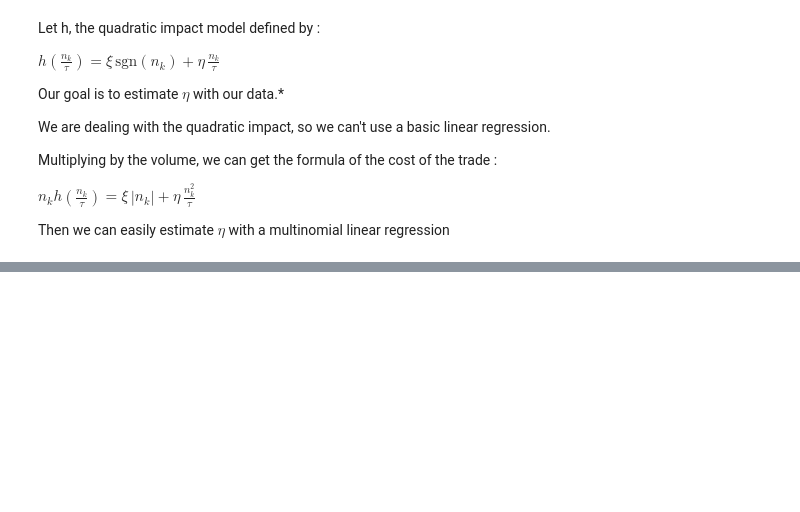
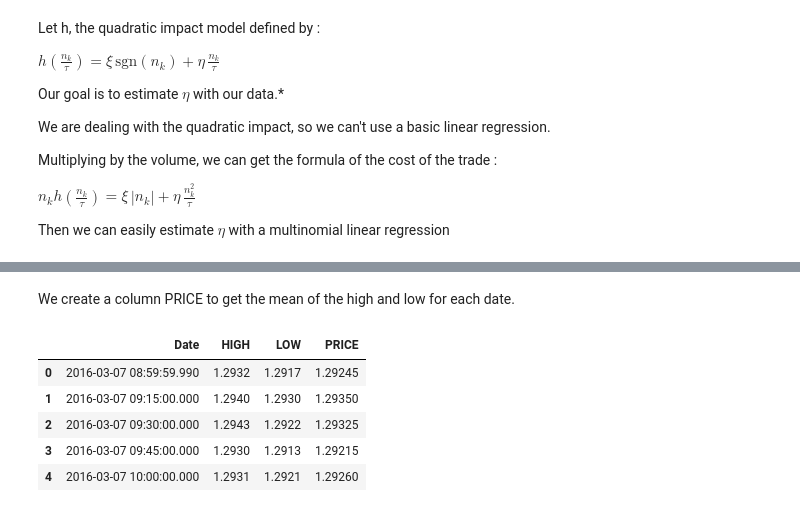
Before and after one commit to nathan6292/Market-Risk-Final-Project, a Jupyter notebook: Nathan_Fleury, Julien_Gilles - Project.ipynb, the cells around one changed output, grey strips where cells are left out. Cells and saved outputs as stored; diff of their text form; code cells hidden in the pictures; blank space fills up the shorter version.

```diff
--- a/Nathan_Fleury, Julien_Gilles - Project.ipynb
+++ b/Nathan_Fleury, Julien_Gilles - Project.ipynb
@@ -2076,0 +2134,14 @@ eta = linear_regression(data['volume of the transaction (if known)'], data['retu
+# %% [markdown]
+We create a column PRICE to get the mean of the high and low for each date.
+# %%
+gbp_eur["PRICE"]=(gbp_eur["HIGH"]+gbp_eur["LOW"])/2
+sek_eur["PRICE"]=(sek_eur["HIGH"]+sek_eur["LOW"])/2
+cad_eur["PRICE"]=(cad_eur["HIGH"]+cad_eur["LOW"])/2
+gbp_eur.head()
+# %% [output]
+|  | Date | HIGH | LOW | PRICE |
+| 0 | 2016-03-07 08:59:59.990 | 1.2932 | 1.2917 | 1.29245 |
+| 1 | 2016-03-07 09:15:00.000 | 1.2940 | 1.2930 | 1.29350 |
+| 2 | 2016-03-07 09:30:00.000 | 1.2943 | 1.2922 | 1.29325 |
+| 3 | 2016-03-07 09:45:00.000 | 1.2930 | 1.2913 | 1.29215 |
+| 4 | 2016-03-07 10:00:00.000 | 1.2931 | 1.2921 | 1.29260 |
```
Also changed, not shown: parts of 64 cells of this notebook.
